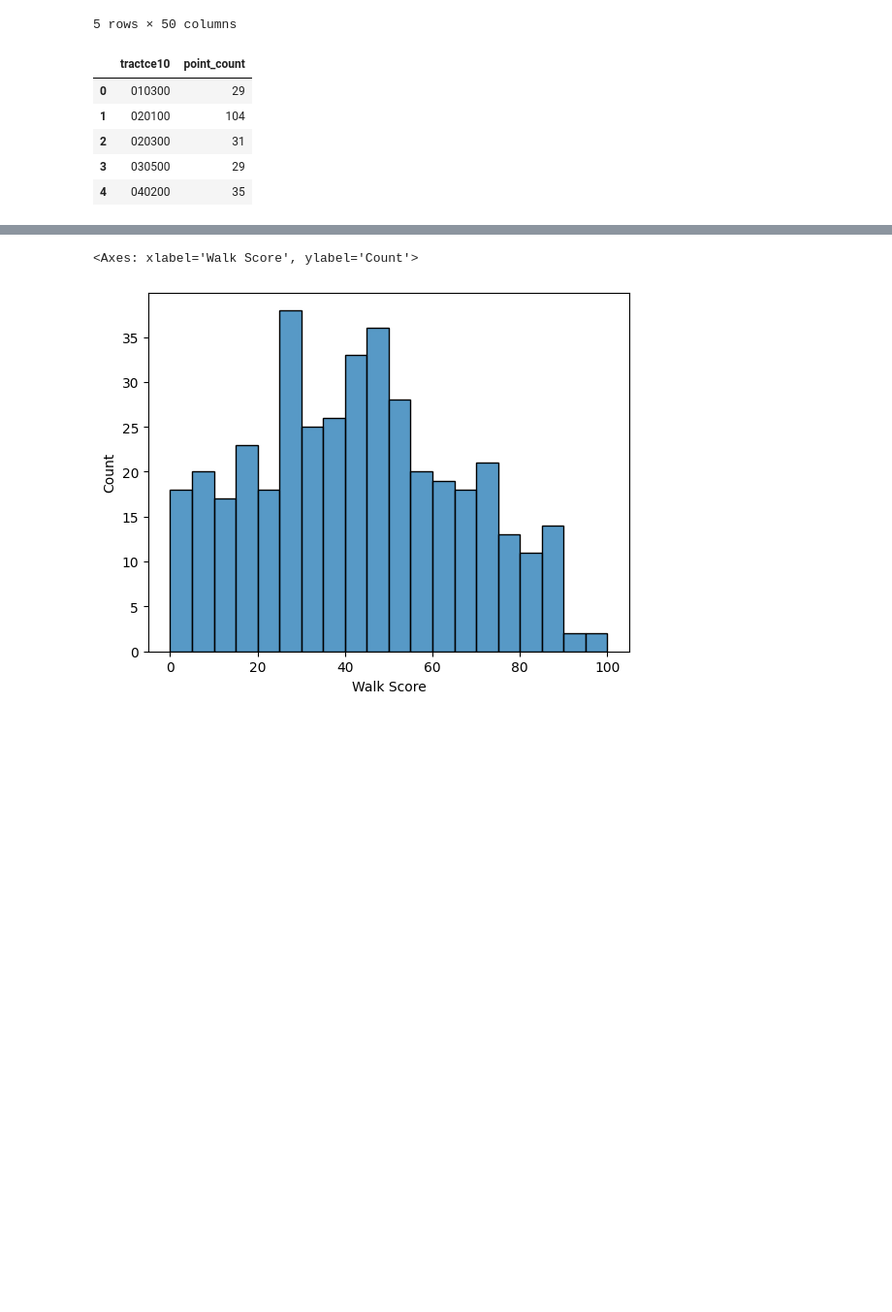
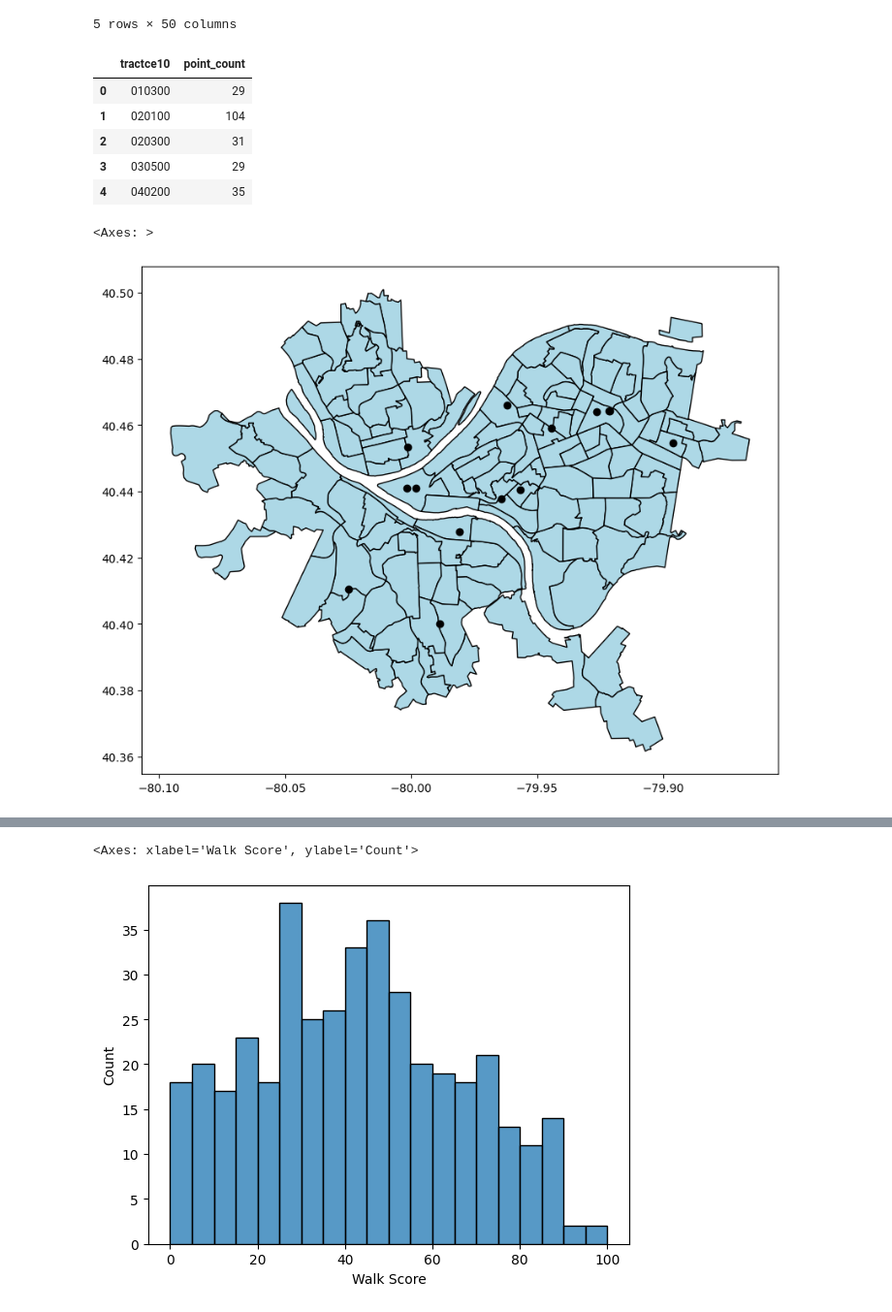
Before and after one commit to andrewnoonan2004/INFSCI-0510, a Jupyter notebook: final-project.ipynb, the cells around one changed output, grey strips where cells are left out. Shown at 97% size. Saved outputs shown, nothing was run; the diff lists cells and outputs as text; code cells hidden in the pictures; blank space fills up the shorter version.

```diff
--- a/final-project.ipynb
+++ b/final-project.ipynb
@@ -192,3 +192,14 @@ points_counts.head()
 | 2 | 020300 | 31 |
 | 3 | 030500 | 29 |
 | 4 | 040200 | 35 |
+# %%
+farmers_markets = gpd.read_file('farmers_markets.geojson.geojson')
+farmers_markets.set_crs(epsg=4326, allow_override=True, inplace=True)
+farmers_markets_filtered = farmers_markets[farmers_markets.geometry.within(census_tracts_geo.union_all('unary'))]
+# %%
+fig,ax = plt.subplots(figsize=(10,10))
+census_tracts_geo.plot(ax=ax, color='lightblue', edgecolor='black')
+farmers_markets_filtered.plot(ax=ax, color='black')
+# %% [output]
+<Axes: >
+[figure, added]
```
Also changed, not shown: parts of 18 cells of this notebook, 2 other files.
